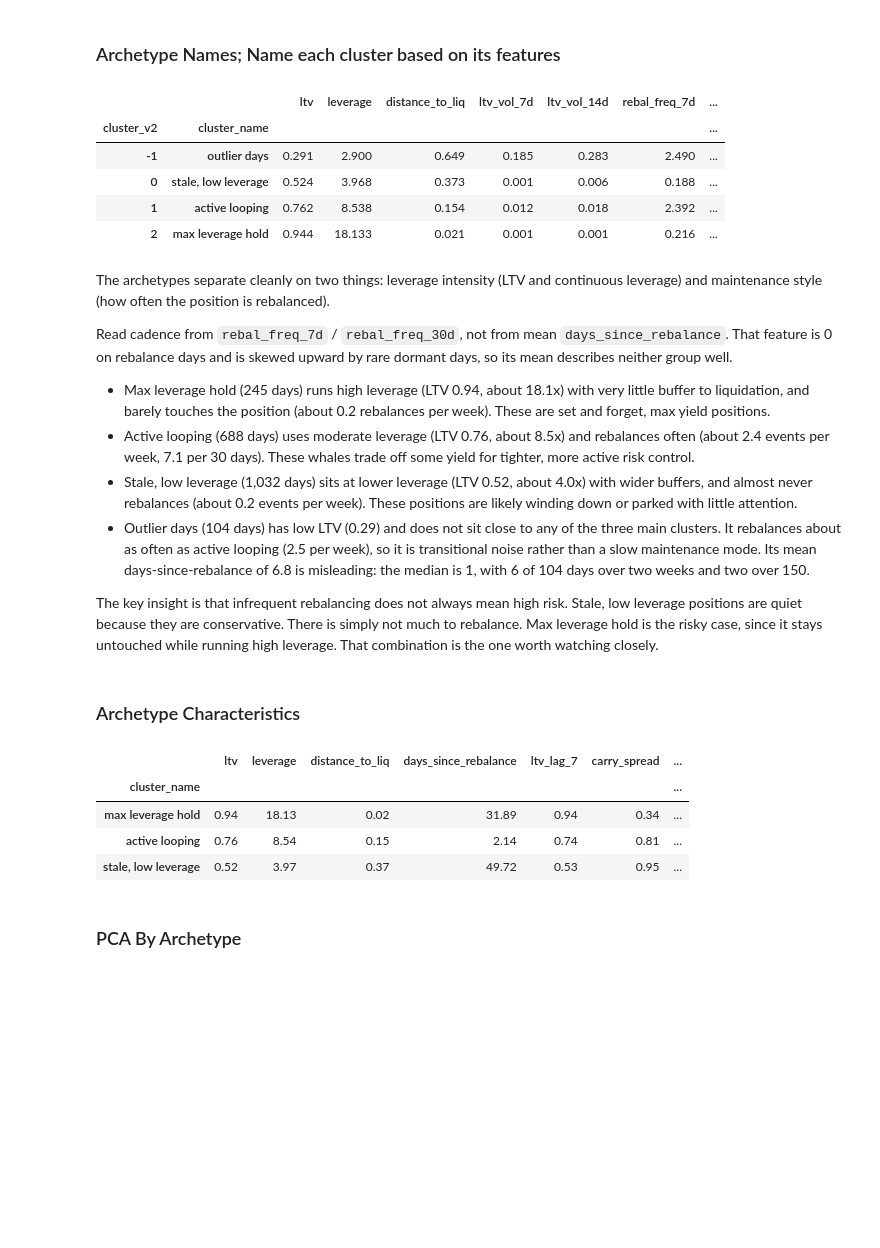
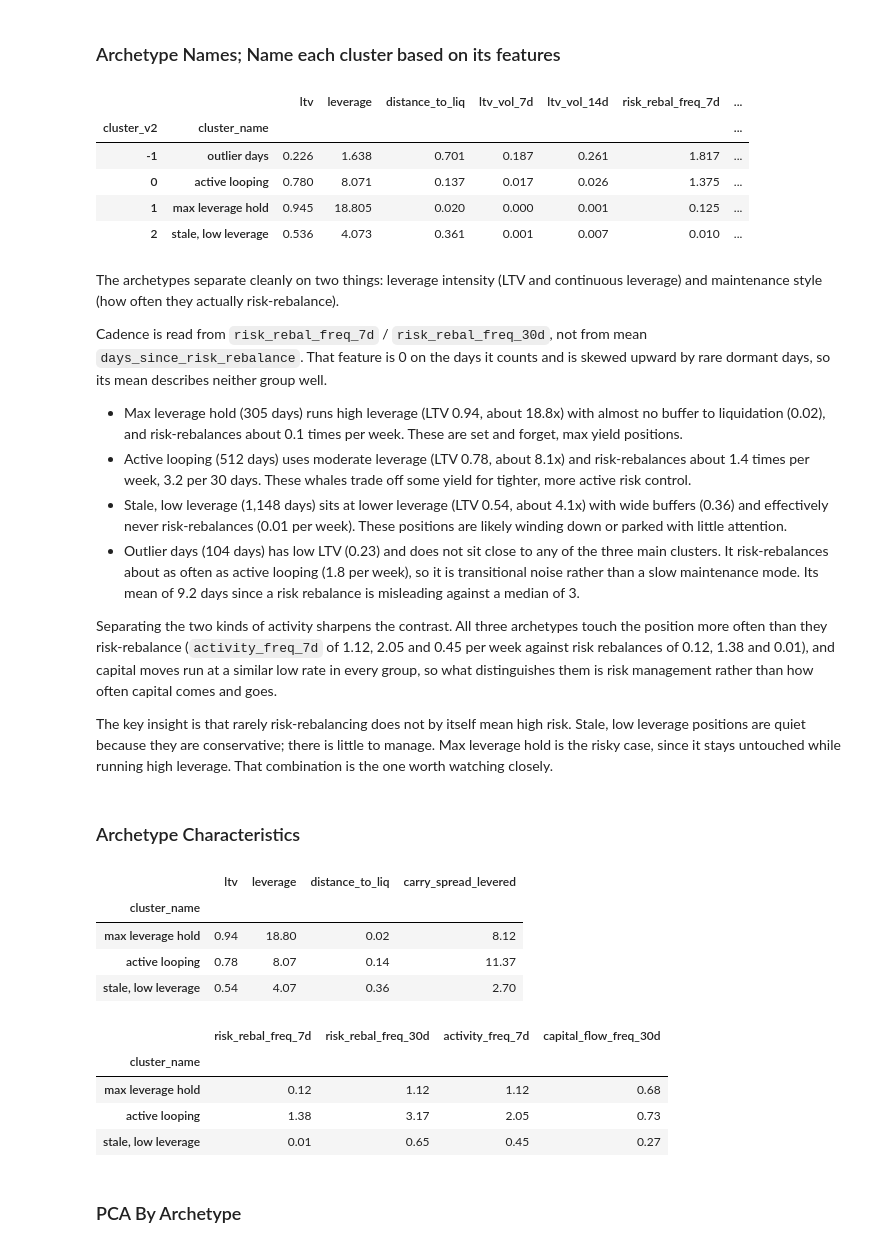
Before and after one commit to Igluminati/recursive-leverage-defi, a Jupyter notebook: analysis/whale-archetypes/03_balanced_clustering.ipynb, the cells around one changed output. Drawn from its saved outputs; the diff is of its cells as text; code cells hidden in the pictures; blank space fills up the shorter version.

```diff
--- a/analysis/whale-archetypes/03_balanced_clustering.ipynb
+++ b/analysis/whale-archetypes/03_balanced_clustering.ipynb
@@ -20,7 +20,8 @@ Libraries loaded
 FEATURES = [
     "ltv", "leverage", "distance_to_liq",
     "ltv_vol_7d", "ltv_vol_14d",
-    "rebal_freq_7d", "rebal_freq_30d", "days_since_rebalance",
+    "risk_rebal_freq_7d", "risk_rebal_freq_30d", "days_since_risk_rebalance",
+    "capital_flow_freq_30d",
     "ltv_lag_7", "carry_spread", "carry_spread_levered",
 ]
 panel = pd.read_csv("panel_cluster_ready.csv", parse_dates=["date"])
@@ -198,7 +199,7 @@ Cluster -1 (noise): Low LTV, high distance to liquidation, and higher volatility
 # looking at the average values for the 3 real clusters skip noise (-1)
 cluster_averages = (
     panel[panel["cluster_v2"] >= 0]
-    .groupby("cluster_v2")[["ltv", "leverage", "days_since_rebalance"]]
+    .groupby("cluster_v2")[["ltv", "leverage", "days_since_risk_rebalance"]]
     .mean()
 )
 
@@ -210,8 +211,8 @@ max_leverage_cluster = cluster_averages["ltv"].idxmax()
 cluster_names[max_leverage_cluster] = "max leverage hold"
 remaining_clusters.remove(max_leverage_cluster)
 
-# the one with the shortest time since rebalance is the active looping cluster
-active_looping_cluster = cluster_averages.loc[remaining_clusters, "days_since_rebalance"].idxmin()
+# the one with the shortest time since a risk rebalance is the active looping cluster
+active_looping_cluster = cluster_averages.loc[remaining_clusters, "days_since_risk_rebalance"].idxmin()
 cluster_names[active_looping_cluster] = "active looping"
 remaining_clusters.remove(active_looping_cluster)
 
@@ -225,56 +226,64 @@ CLUSTER_LABELS = {-1: "outlier days", **cluster_names}
 panel["cluster_name"] = panel["cluster_v2"].map(CLUSTER_LABELS)
 panel.groupby(["cluster_v2", "cluster_name"])[FEATURES].mean().round(3)
 # %% [output]
-|  |  | ltv | leverage | distance_to_liq | ltv_vol_7d | ltv_vol_14d | rebal_freq_7d | ... |
+|  |  | ltv | leverage | distance_to_liq | ltv_vol_7d | ltv_vol_14d | risk_rebal_freq_7d | ... |
 | cluster_v2 | cluster_name |  |  |  |  |  |  | ... |
-| -1 | outlier days | 0.291 | 2.900 | 0.649 | 0.185 | 0.283 | 2.490 | ... |
-| 0 | stale, low leverage | 0.524 | 3.968 | 0.373 | 0.001 | 0.006 | 0.188 | ... |
-| 1 | active looping | 0.762 | 8.538 | 0.154 | 0.012 | 0.018 | 2.392 | ... |
-| 2 | max leverage hold | 0.944 | 18.133 | 0.021 | 0.001 | 0.001 | 0.216 | ... |
+| -1 | outlier days | 0.226 | 1.638 | 0.701 | 0.187 | 0.261 | 1.817 | ... |
+| 0 | active looping | 0.780 | 8.071 | 0.137 | 0.017 | 0.026 | 1.375 | ... |
+| 1 | max leverage hold | 0.945 | 18.805 | 0.020 | 0.000 | 0.001 | 0.125 | ... |
+| 2 | stale, low leverage | 0.536 | 4.073 | 0.361 | 0.001 | 0.007 | 0.010 | ... |
 # %% [markdown]
-The archetypes separate cleanly on two things: leverage intensity (LTV and continuous leverage) and maintenance style (how often the position is rebalanced).
+The archetypes separate cleanly on two things: leverage intensity (LTV and continuous leverage) and maintenance style (how often they actually risk-rebalance).
 
-Read cadence from `rebal_freq_7d` / `rebal_freq_30d`, not from mean `days_since_rebalance`. That feature is 0 on rebalance days and is skewed upward by rare dormant days, so its mean describes neither group well.
+Cadence is read from `risk_rebal_freq_7d` / `risk_rebal_freq_30d`, not from mean `days_since_risk_rebalance`. That feature is 0 on the days it counts and is skewed upward by rare dormant days, so its mean describes neither group well.
 
-- Max leverage hold (245 days) runs high leverage (LTV 0.94, about 18.1x) with very little buffer to liquidation, and barely touches the position (about 0.2 rebalances per week). These are set and forget, max yield positions.
-- Active looping (688 days) uses moderate leverage (LTV 0.76, about 8.5x) and rebalances often (about 2.4 events per week, 7.1 per 30 days). These whales trade off some yield for tighter, more active risk control.
-- Stale, low leverage (1,032 days) sits at lower leverage (LTV 0.52, about 4.0x) with wider buffers, and almost never rebalances (about 0.2 events per week). These positions are likely winding down or parked with little attention.
-- Outlier days (104 days) has low LTV (0.29) and does not sit close to any of the three main clusters. It rebalances about as often as active looping (2.5 per week), so it is transitional noise rather than a slow maintenance mode. Its mean days-since-rebalance of 6.8 is misleading: the median is 1, with 6 of 104 days over two weeks and two over 150.
+- Max leverage hold (305 days) runs high leverage (LTV 0.94, about 18.8x) with almost no buffer to liquidation (0.02), and risk-rebalances about 0.1 times per week. These are set and forget, max yield positions.
+- Active looping (512 days) uses moderate leverage (LTV 0.78, about 8.1x) and risk-rebalances about 1.4 times per week, 3.2 per 30 days. These whales trade off some yield for tighter, more active risk control.
+- Stale, low leverage (1,148 days) sits at lower leverage (LTV 0.54, about 4.1x) with wide buffers (0.36) and effectively never risk-rebalances (0.01 per week). These positions are likely winding down or parked with little attention.
+- Outlier days (104 days) has low LTV (0.23) and does not sit close to any of the three main clusters. It risk-rebalances about as often as active looping (1.8 per week), so it is transitional noise rather than a slow maintenance mode. Its mean of 9.2 days since a risk rebalance is misleading against a median of 3.
 
-The key insight is that infrequent rebalancing does not always mean high risk. Stale, low leverage positions are quiet because they are conservative. There is simply not much to rebalance. Max leverage hold is the risky case, since it stays untouched while running high leverage. That combination is the one worth watching closely.
+Separating the two kinds of activity sharpens the contrast. All three archetypes touch the position more often than they risk-rebalance (`activity_freq_7d` of 1.12, 2.05 and 0.45 per week against risk rebalances of 0.12, 1.38 and 0.01), and capital moves run at a similar low rate in every group, so what distinguishes them is risk management rather than how often capital comes and goes.
+
+The key insight is that rarely risk-rebalancing does not by itself mean high risk. Stale, low leverage positions are quiet because they are conservative; there is little to manage. Max leverage hold is the risky case, since it stays untouched while running high leverage. That combination is the one worth watching closely.
 # %% [markdown]
 ### Archetype Characteristics
 # %%
 archetype_profile = (
     panel[panel["cluster_v2"] >= 0]
     .groupby("cluster_name")[[
         "ltv", "leverage", "distance_to_liq", "carry_spread_levered",
     ]]
     .mean()
     .round(2)
     .reindex(["max leverage hold", "active looping", "stale, low leverage"])
 )
 
 archetype_cadence = (
     panel[panel["cluster_v2"] >= 0]
     .groupby("cluster_name")[[
-        "rebal_freq_7d", "rebal_freq_30d",
+        "risk_rebal_freq_7d", "risk_rebal_freq_30d",
+        "activity_freq_7d", "capital_flow_freq_30d",
     ]]
     .mean()
     .round(2)
     .reindex(["max leverage hold", "active looping", "stale, low leverage"])
 )
 
-# cadence is reported as event counts, not mean days_since_rebalance:
-# that feature is 0 on rebalance days and is skewed up by rare dormant days
+# cadence is reported as event counts, not mean days_since_risk_rebalance:
+# that feature is 0 on risk-rebalance days and is skewed up by rare dormant days
 display(archetype_profile)
 display(archetype_cadence)
 # %% [output]
-|  | ltv | leverage | distance_to_liq | days_since_rebalance | ltv_lag_7 | carry_spread | ... |
-| cluster_name |  |  |  |  |  |  | ... |
-| max leverage hold | 0.94 | 18.13 | 0.02 | 31.89 | 0.94 | 0.34 | ... |
-| active looping | 0.76 | 8.54 | 0.15 | 2.14 | 0.74 | 0.81 | ... |
-| stale, low leverage | 0.52 | 3.97 | 0.37 | 49.72 | 0.53 | 0.95 | ... |
+|  | ltv | leverage | distance_to_liq | carry_spread_levered |
+| cluster_name |  |  |  |  |
+| max leverage hold | 0.94 | 18.80 | 0.02 | 8.12 |
+| active looping | 0.78 | 8.07 | 0.14 | 11.37 |
+| stale, low leverage | 0.54 | 4.07 | 0.36 | 2.70 |
+|  | risk_rebal_freq_7d | risk_rebal_freq_30d | activity_freq_7d | capital_flow_freq_30d |
+| cluster_name |  |  |  |  |
+| max leverage hold | 0.12 | 1.12 | 1.12 | 0.68 |
+| active looping | 1.38 | 3.17 | 2.05 | 0.73 |
+| stale, low leverage | 0.01 | 0.65 | 0.45 | 0.27 |
 # %% [markdown]
 ### PCA By Archetype
 # %%
```
Also changed, not shown: parts of 15 cells of this notebook, 28 other files.
